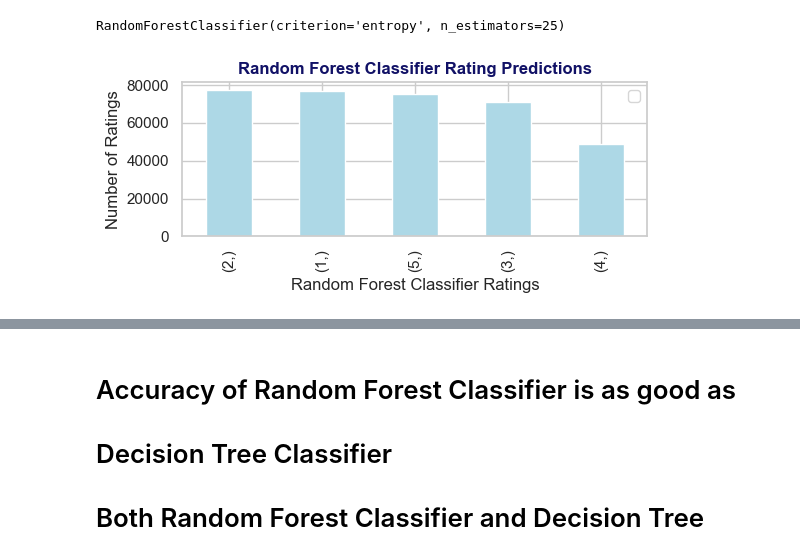
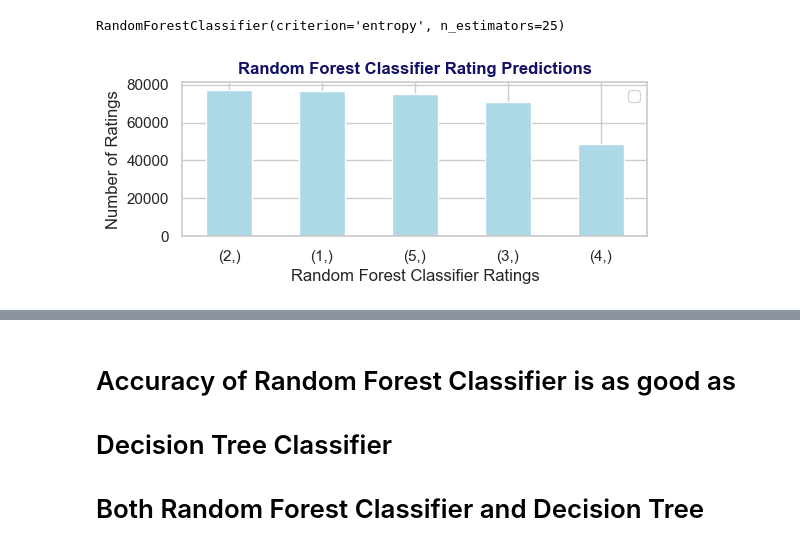
Before and after one commit to DayakarMalgari/MovieLens-Ratings-Prediction, a Jupyter notebook: Movielens_Project_sub.ipynb, the cells around one changed output, grey strips where cells are left out. Cells and saved outputs as stored; diff of their text form; code cells hidden in the pictures.

```diff
--- a/Movielens_Project_sub.ipynb
+++ b/Movielens_Project_sub.ipynb
@@ -1078,15 +1085,16 @@ ypredRFCdf = pd.DataFrame(ypredRFC)
 # %%
 ##############################################################################################################
 # plot the predicted ratings of the RandomForestClassifier
 ##############################################################################################################
 ypredRFCdf.value_counts().plot(kind='bar',figsize=(6,2),color='lightblue')
 plt.title('Random Forest Classifier Rating Predictions',color='#111166',fontweight='bold')
 plt.xlabel('Random Forest Classifier Ratings')
 plt.ylabel('Number of Ratings')
 plt.legend('')
+plt.xticks(rotation=0)
 plt.show()
 # %% [output]
-[figure, old version]
+[figure, new version]
 # %%
 ##############################################################################################################
 # create and print the confusion matrix of the RandomForestClassifier
```
Also changed, not shown: parts of 27 cells of this notebook.
